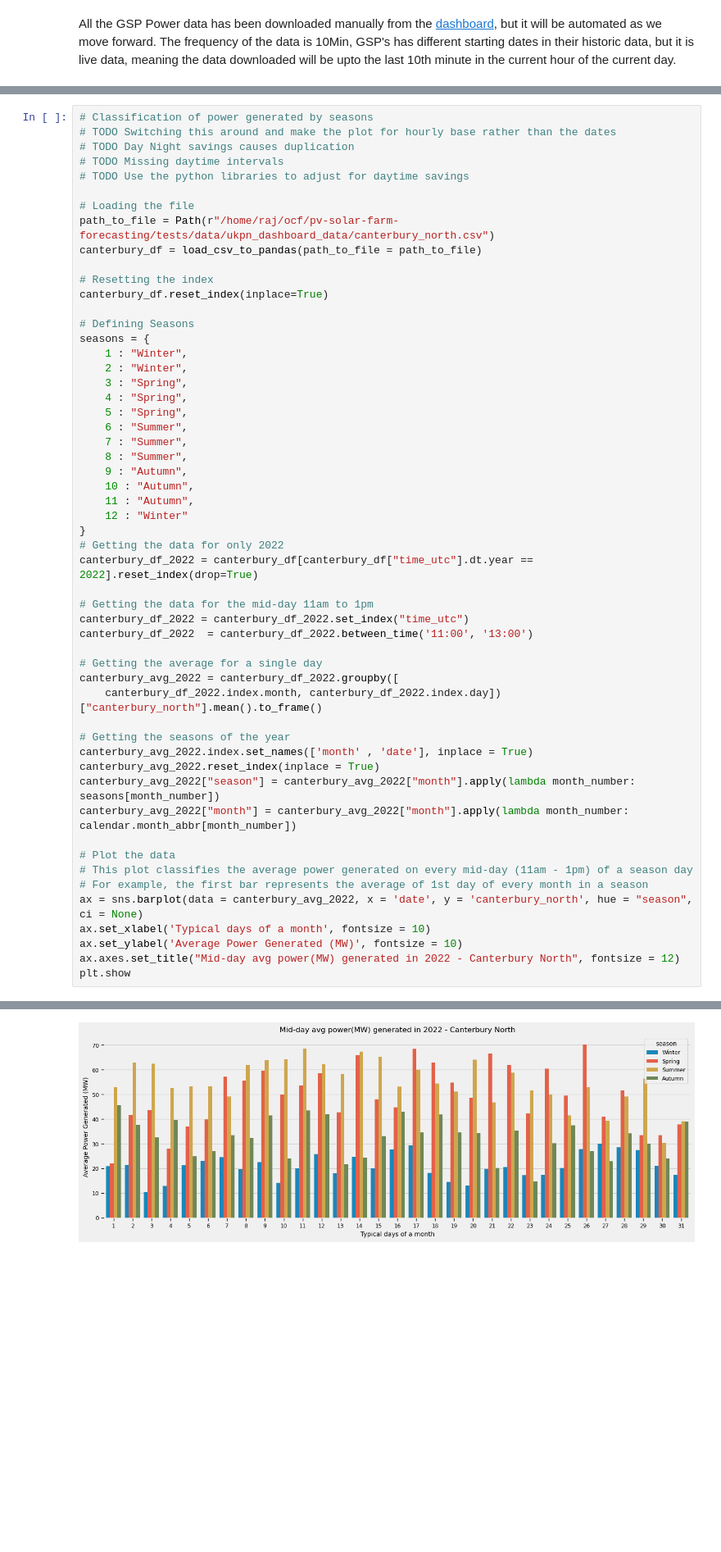
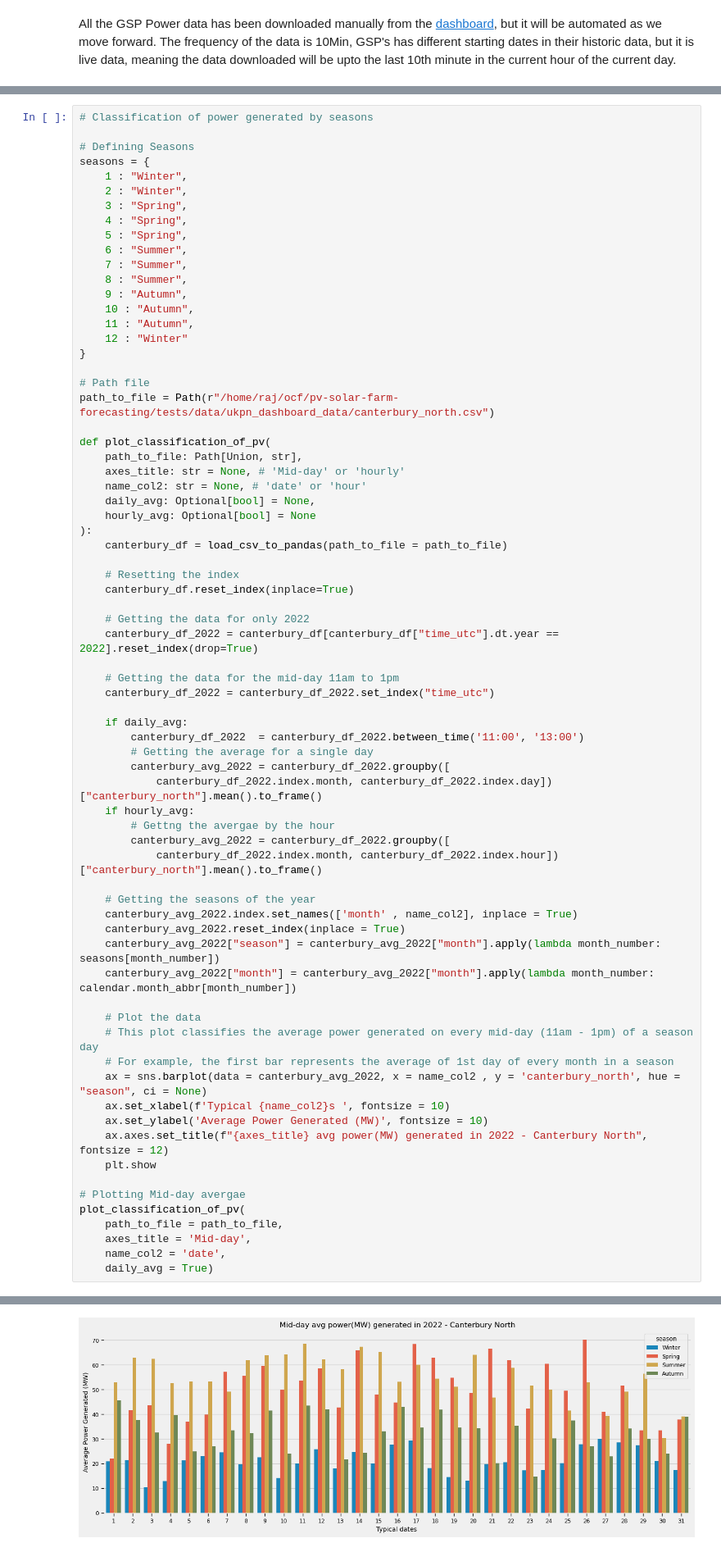
Before and after one commit to openclimatefix/pv-solar-farm-forecasting, a Jupyter notebook: ukpn/scripts/ukpn_dashboard_report.ipynb, the cells around one changed output, grey strips where cells are left out. Shown at 82% size. Drawn from its saved outputs; the diff is of its cells as text; blank space fills up the shorter version.

```diff
--- a/ukpn/scripts/ukpn_dashboard_report.ipynb
+++ b/ukpn/scripts/ukpn_dashboard_report.ipynb
@@ -299,16 +321,5 @@ _It has been pointed out by a colleague that it would be a good observation to p
 # %%
 # Classification of power generated by seasons
-# TODO Switching this around and make the plot for hourly base rather than the dates
-# TODO Day Night savings causes duplication
-# TODO Missing daytime intervals
-# TODO Use the python libraries to adjust for daytime savings
-
-# Loading the file
-path_to_file = Path(r"/home/raj/ocf/pv-solar-farm-forecasting/tests/data/ukpn_dashboard_data/canterbury_north.csv")
-canterbury_df = load_csv_to_pandas(path_to_file = path_to_file)
-
-# Resetting the index
-canterbury_df.reset_index(inplace=True)
 
 # Defining Seasons
 seasons = {
@@ -325,29 +336,57 @@ seasons = {
     11 : "Autumn",
     12 : "Winter"
 }
-# Getting the data for only 2022
-canterbury_df_2022 = canterbury_df[canterbury_df["time_utc"].dt.year == 2022].reset_index(drop=True)
 
-# Getting the data for the mid-day 11am to 1pm
-canterbury_df_2022 = canterbury_df_2022.set_index("time_utc")
-canterbury_df_2022  = canterbury_df_2022.between_time('11:00', '13:00')
+# Path file
+path_to_file = Path(r"/home/raj/ocf/pv-solar-farm-forecasting/tests/data/ukpn_dashboard_data/canterbury_north.csv")
 
-# Getting the average for a single day
-canterbury_avg_2022 = canterbury_df_2022.groupby([
-    canterbury_df_2022.index.month, canterbury_df_2022.index.day])["canterbury_north"].mean().to_frame()
+def plot_classification_of_pv(
+    path_to_file: Path[Union, str],
+    axes_title: str = None, # 'Mid-day' or 'hourly'
+    name_col2: str = None, # 'date' or 'hour'
+    daily_avg: Optional[bool] = None,
+    hourly_avg: Optional[bool] = None
+):
+    canterbury_df = load_csv_to_pandas(path_to_file = path_to_file)
 
-# Getting the seasons of the year
-canterbury_avg_2022.index.set_names(['month' , 'date'], inplace = True)
-canterbury_avg_2022.reset_index(inplace = True)
-canterbury_avg_2022["season"] = canterbury_avg_2022["month"].apply(lambda month_number: seasons[month_number])
-canterbury_avg_2022["month"] = canterbury_avg_2022["month"].apply(lambda month_number: calendar.month_abbr[month_number])
+    # Resetting the index
+    canterbury_df.reset_index(inplace=True)
 
-# Plot the data
-# This plot classifies the average power generated on every mid-day (11am - 1pm) of a season day
-# For example, the first bar represents the average of 1st day of every month in a season
-ax = sns.barplot(data = canterbury_avg_2022, x = 'date', y = 'canterbury_north', hue = "season", ci = None)
-ax.set_xlabel('Typical days of a month', fontsize = 10)
-ax.set_ylabel('Average Power Generated (MW)', fontsize = 10)
-ax.axes.set_title("Mid-day avg power(MW) generated in 2022 - Canterbury North", fontsize = 12)
-plt.show
+    # Getting the data for only 2022
+    canterbury_df_2022 = canterbury_df[canterbury_df["time_utc"].dt.year == 2022].reset_index(drop=True)
+
+    # Getting the data for the mid-day 11am to 1pm
+    canterbury_df_2022 = canterbury_df_2022.set_index("time_utc")
+
+    if daily_avg:
+        canterbury_df_2022  = canterbury_df_2022.between_time('11:00', '13:00')
+        # Getting the average for a single day
+        canterbury_avg_2022 = canterbury_df_2022.groupby([
+            canterbury_df_2022.index.month, canterbury_df_2022.index.day])["canterbury_north"].mean().to_frame()
+    if hourly_avg:
+        # Gettng the avergae by the hour
+        canterbury_avg_2022 = canterbury_df_2022.groupby([
+            canterbury_df_2022.index.month, canterbury_df_2022.index.hour])["canterbury_north"].mean().to_frame()
+
+    # Getting the seasons of the year
+    canterbury_avg_2022.index.set_names(['month' , name_col2], inplace = True)
+    canterbury_avg_2022.reset_index(inplace = True)
+    canterbury_avg_2022["season"] = canterbury_avg_2022["month"].apply(lambda month_number: seasons[month_number])
+    canterbury_avg_2022["month"] = canterbury_avg_2022["month"].apply(lambda month_number: calendar.month_abbr[month_number])
+
+    # Plot the data
+    # This plot classifies the average power generated on every mid-day (11am - 1pm) of a season day
+    # For example, the first bar represents the average of 1st day of every month in a season
+    ax = sns.barplot(data = canterbury_avg_2022, x = name_col2 , y = 'canterbury_north', hue = "season", ci = None)
+    ax.set_xlabel(f'Typical {name_col2}s ', fontsize = 10)
+    ax.set_ylabel('Average Power Generated (MW)', fontsize = 10)
+    ax.axes.set_title(f"{axes_title} avg power(MW) generated in 2022 - Canterbury North", fontsize = 12)
+    plt.show
+
+# Plotting Mid-day avergae
+plot_classification_of_pv(
+    path_to_file = path_to_file,
+    axes_title = 'Mid-day',
+    name_col2 = 'date',
+    daily_avg = True)
 # %% [output]
@@ -355 +393 @@ plt.show
-[figure, old version]
+[figure, new version]
```
Also changed, not shown: parts of 12 cells of this notebook, 7 other files.
